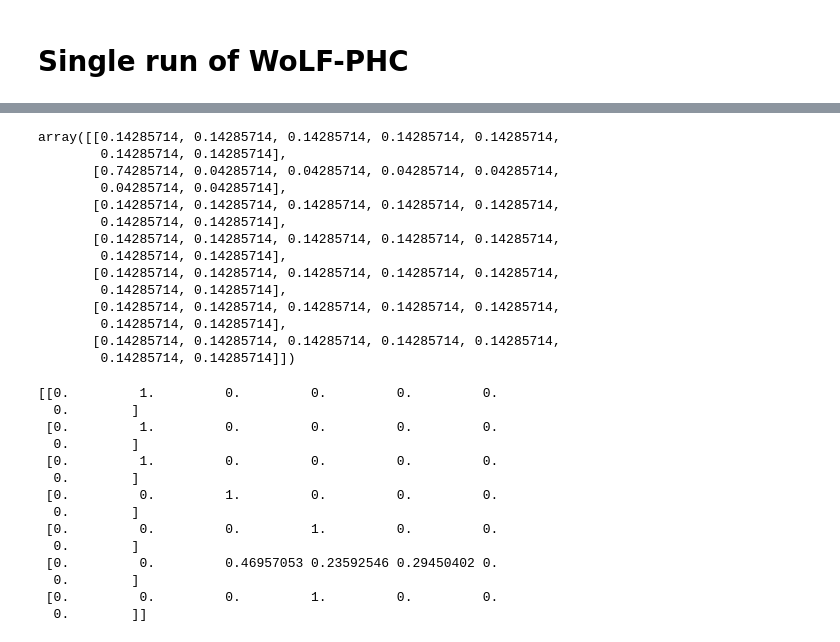
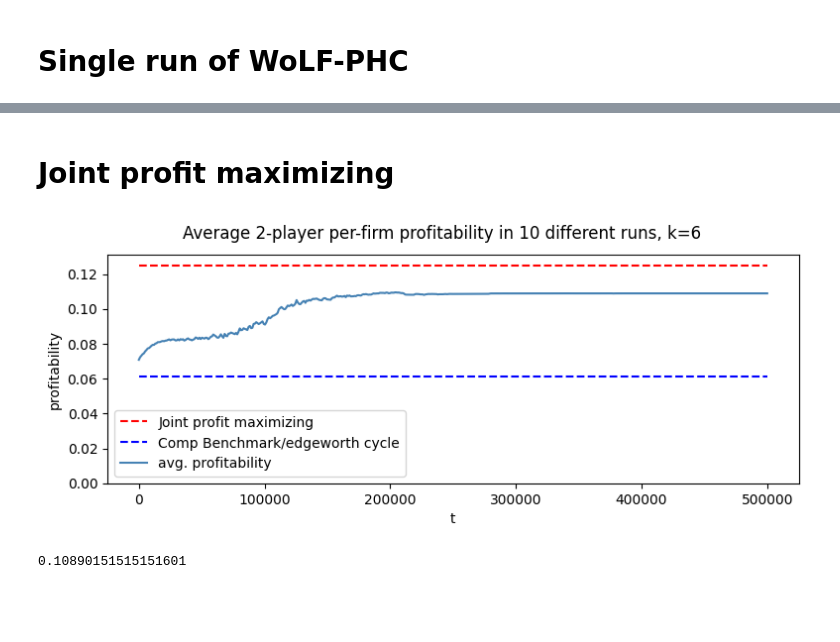
Before and after one commit to nicklasbusk/Bachelorprojekt, a Jupyter notebook: Code/wolf_phc.ipynb, the cells around one changed output, grey strips where cells are left out. Cells and saved outputs as stored; diff of their text form; code cells hidden in the pictures; blank space fills up the shorter version.

```diff
--- a/Code/wolf_phc.ipynb
+++ b/Code/wolf_phc.ipynb
@@ -78,34 +31,22 @@ policy, N, avg_policy, q= update_policy_WoLF((np.ones((k, k)) / k), price_grid,
-# %%
-policy
-# %% [output]
-array([[0.14285714, 0.14285714, 0.14285714, 0.14285714, 0.14285714,
-        0.14285714, 0.14285714],
-       [0.74285714, 0.04285714, 0.04285714, 0.04285714, 0.04285714,
-        0.04285714, 0.04285714],
-       [0.14285714, 0.14285714, 0.14285714, 0.14285714, 0.14285714,
-        0.14285714, 0.14285714],
-       [0.14285714, 0.14285714, 0.14285714, 0.14285714, 0.14285714,
-        0.14285714, 0.14285714],
-       [0.14285714, 0.14285714, 0.14285714, 0.14285714, 0.14285714,
-        0.14285714, 0.14285714],
-       [0.14285714, 0.14285714, 0.14285714, 0.14285714, 0.14285714,
-        0.14285714, 0.14285714],
-       [0.14285714, 0.14285714, 0.14285714, 0.14285714, 0.14285714,
-        0.14285714, 0.14285714]])
-# %%
-print(d)
-# %% [output]
-[[0.         1.         0.         0.         0.         0.
-  0.        ]
- [0.         1.         0.         0.         0.         0.
-  0.        ]
- [0.         1.         0.         0.         0.         0.
-  0.        ]
- [0.         0.         1.         0.         0.         0.
-  0.        ]
- [0.         0.         0.         1.         0.         0.
-  0.        ]
- [0.         0.         0.46957053 0.23592546 0.29450402 0.
-  0.        ]
- [0.         0.         0.         1.         0.         0.
-  0.        ]]
+# %% [markdown]
+# Joint profit maximizing
+# %%
+avg_prof= run_sim_wolf(100, np.linspace(0,1,7))
+# %%
+fig, axs = plt.subplots(1, 1, figsize=(9,3))
+fig.suptitle("Average 2-player per-firm profitability in {} different runs, k={}".format(10, 6))
+axs.set_xlabel("t")
+axs.set_ylabel("profitability")
+xs = np.linspace(0, 500000, 499)
+axs.set_ylim(0.00, 0.125+(0.125*0.05))
+axs.hlines(0.125, xmin=xs[0], xmax=xs[-1], colors='red', linestyles='dashed', label='Joint profit maximizing')
+axs.hlines(0.0611, xmin=xs[0], xmax=xs[-1], colors='blue', linestyles='dashed', label='Comp Benchmark/edgeworth cycle')#konstant taget fra johanne og morten
+axs.plot(xs, avg_prof, color="steelblue", label = "avg. profitability")
+axs.legend()  # Show the legend to display the label of the newly added line
+plt.show()
+# %% [output]
+[figure, added]
+# %%
+avg_prof[498]
+# %% [output]
+0.10890151515151601
```
Also changed, not shown: parts of 17 cells of this notebook, 3 other files.
